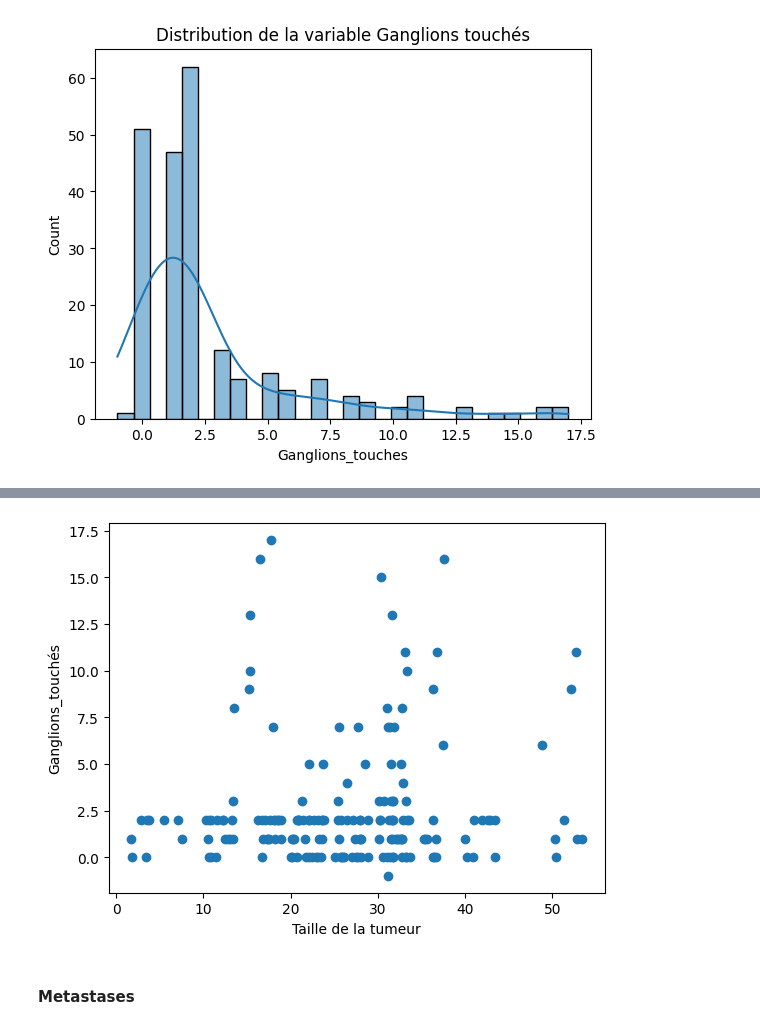
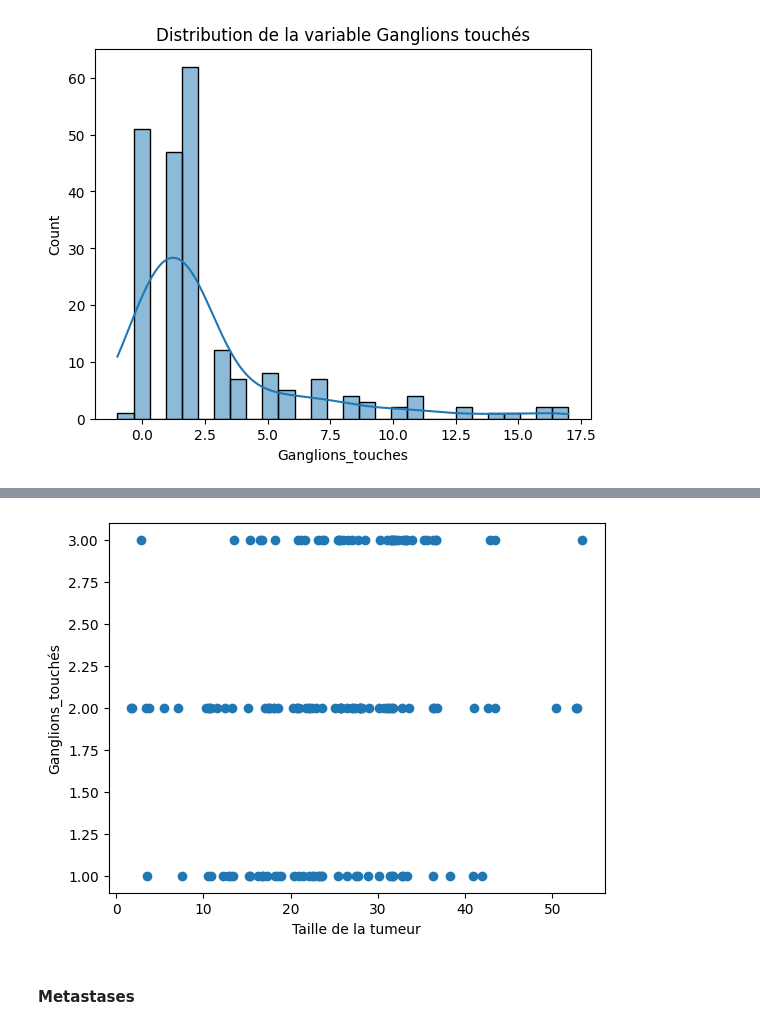
Before and after one commit to dev-byTN/Cancer_Model-Project, a Jupyter notebook: Python_Analysis.ipynb, the cells around one changed output, grey strips where cells are left out. Saved outputs shown, nothing was run; the diff lists cells and outputs as text; code cells hidden in the pictures.

```diff
--- a/Python_Analysis.ipynb
+++ b/Python_Analysis.ipynb
@@ -220,12 +211,12 @@ dt[dt["Ganglions_touches"] < 0].head()
 #Si beaucoup de ganglions touchés mais une taille de tumeur petite, nous pouvons conclure que c'est une erreur.
 # %%
 big_ganglions = dt[dt["Ganglions_touches"] > 9]
-plt.scatter(dt["Taille_tumeur"], dt["Ganglions_touches"])
+plt.scatter(dt["Taille_tumeur"], dt["Grade"])
 plt.ylabel("Ganglions_touchés")
 plt.xlabel("Taille de la tumeur")
 plt.show()
 # %% [output]
-[figure, old version]
+[figure, new version]
 # %%
 #Aucun lien, aucun cluster, les variables sont indépendantes
 # %% [markdown]
```
Also changed, not shown: parts of 23 cells of this notebook.
